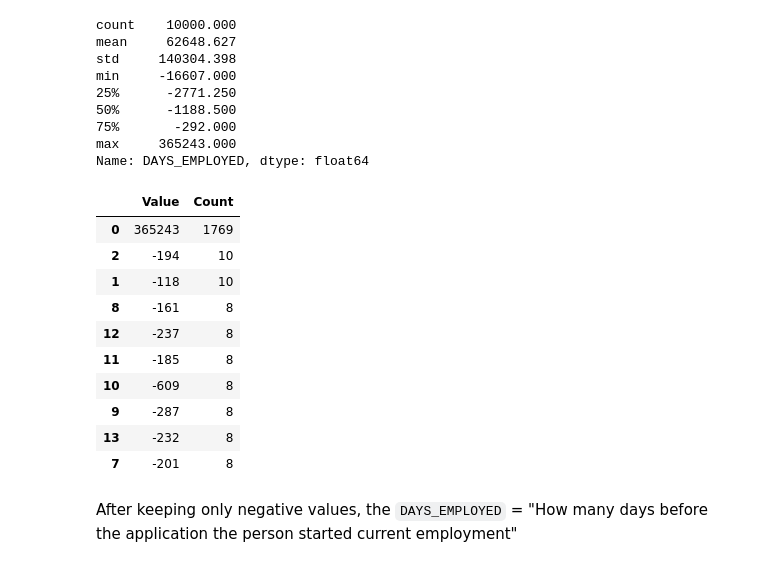
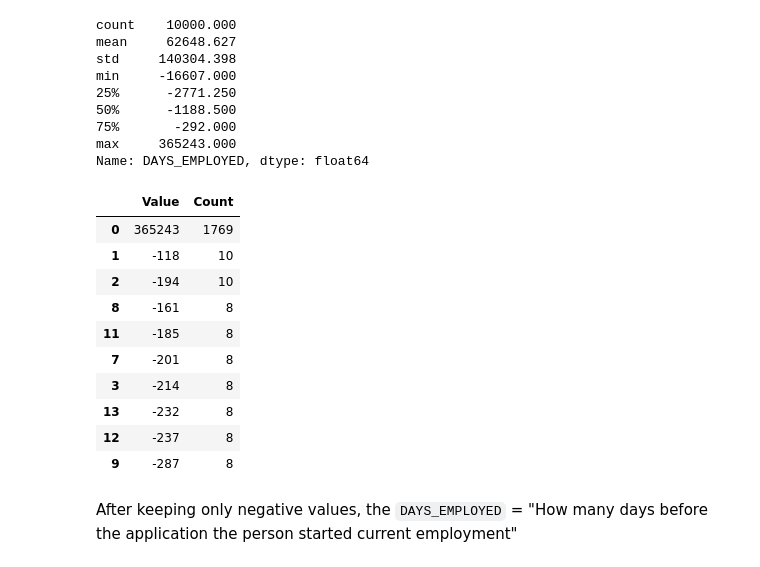
Before and after one commit to pmiller50/IU_AML_SP24_Group9, a Jupyter notebook: Group9_Phase_3_HCDR-Features.ipynb, the cells around one changed output. Drawn from its saved outputs; the diff is of its cells as text; code cells hidden in the pictures.

```diff
--- a/Group9_Phase_3_HCDR-Features.ipynb
+++ b/Group9_Phase_3_HCDR-Features.ipynb
@@ -270,24 +270,26 @@ Name: DAYS_EMPLOYED, dtype: float64
 # %%
 # Convert the value counts to a DataFrame
 days_employed_counts = train_data['DAYS_EMPLOYED'].value_counts().to_frame().reset_index()
 
 # Rename columns if necessary
 days_employed_counts.columns = ['Value', 'Count']
 
 # Sort by Count in descending order
-days_employed_counts.sort_values(by='Count', ascending=False)[:10]
+days_employed_counts.sort_values(by=['Count', 'Value'], ascending=False)[:10]
+
+# days_employed_counts.sort_values(by='Count', ascending=False)[:10]
 # %% [output]
 |  | Value | Count |
 | 0 | 365243 | 1769 |
+| 1 | -118 | 10 |
 | 2 | -194 | 10 |
-| 1 | -118 | 10 |
 | 8 | -161 | 8 |
+| 11 | -185 | 8 |
+| 7 | -201 | 8 |
+| 3 | -214 | 8 |
+| 13 | -232 | 8 |
 | 12 | -237 | 8 |
-| 11 | -185 | 8 |
-| 10 | -609 | 8 |
 | 9 | -287 | 8 |
-| 13 | -232 | 8 |
-| 7 | -201 | 8 |
 # %% [markdown]
 After keeping only negative values, the `DAYS_EMPLOYED` = "How many days before the application the person started current employment"
 # %%
```
Also changed, not shown: 2 other files.
